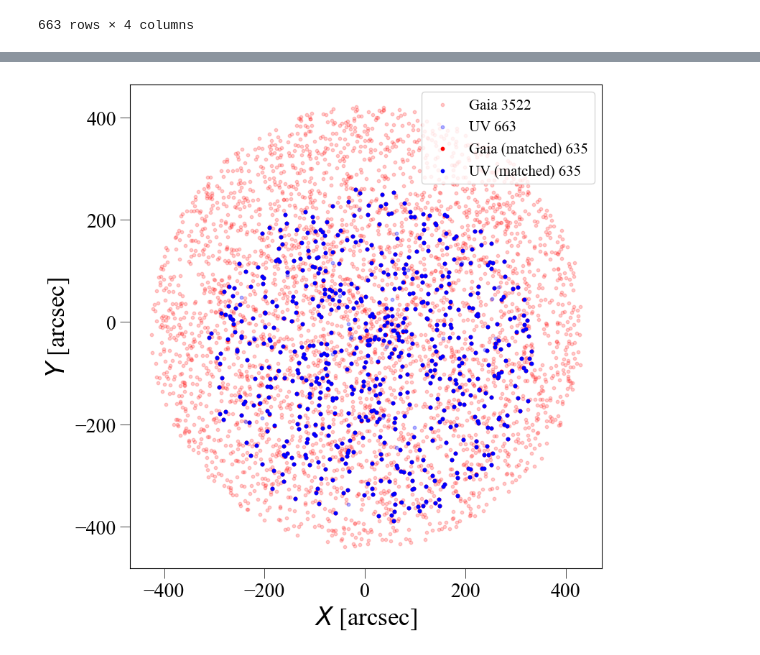
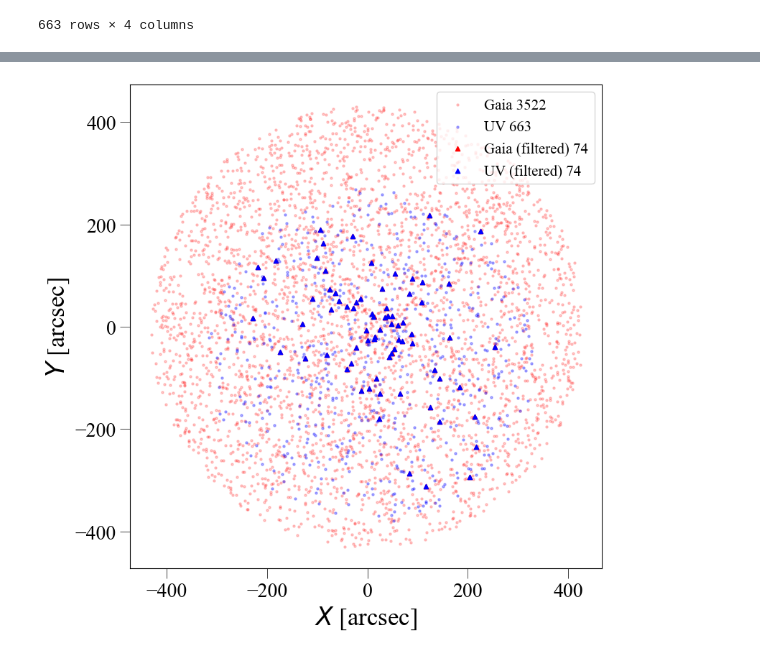
Before and after one commit to PoruchikRzhevsky/Match-pipeline, a Jupyter notebook: matching.ipynb, the cells around one changed output, grey strips where cells are left out. Cells and saved outputs as stored; diff of their text form; code cells hidden in the pictures.

```diff
--- a/matching.ipynb
+++ b/matching.ipynb
@@ -204,5 +240,5 @@ gaia_matched
 # %%
-uv_matched = pd.concat([uv_matched, gaia_matched['source_id']], axis=1)
+uv_matched = pd.concat([uv_matched, gaia_matched['SOURCE_ID']], axis=1)
 
 uv_matched['u-bp'] = uv_matched['u'] - gaia_matched['phot_bp_mean_mag'] # calculating u-bp color
 
@@ -232,4 +259,0 @@ len(members_p)
-# %%
-members_comb = pd.concat([members_m, members_p], ignore_index=True)
-members_comb_filtered = members_comb[members_comb['probability'] >= 0.7]
-members_comb_filtered
@@ -250,5 +260,9 @@ members_comb_filtered
 # %%
-mask = gaia_matched['source_id'].isin(members_comb_filtered['source_id'])
+mask = gaia_matched['SOURCE_ID'].isin(members_comb_filtered['SOURCE_ID'])
 gaia_filtered = gaia_matched[mask]
+
+# mask = gaia['SOURCE_ID'].isin(members_comb_filtered['SOURCE_ID'])
+# gaia_filtered = gaia[mask]
+
 gaia_filtered
 # %% [output]
@@ -268,5 +282,5 @@ gaia_filtered
 # %%
-mask = uv_matched['source_id'].isin(members_comb_filtered['source_id'])
+mask = uv_matched['SOURCE_ID'].isin(members_comb_filtered['SOURCE_ID'])
 uv_filtered = uv_matched[mask]
 
 uv_filtered['u-bp'] = uv_filtered['u'] - gaia_matched['phot_bp_mean_mag'] # calculating u-bp color
@@ -299,30 +346,30 @@ np.savetxt(f'data_saved/{cluster}/uv_filtered.txt', uv_filtered, fmt='%.6f', del
 # %%
 # Plotting X-Y positions of matched stars
 
 plt.rc("font", size=10)
 plt.rcParams["font.family"] = "Times New Roman"
 fig, ax = plt.subplots(figsize=(8, 8))
 
 # ax.title.set_fontsize(15)
 ax.set_xlabel(r"$X$ [arcsec]")
 ax.xaxis.label.set_fontsize(25)
 ax.set_ylabel(r"$Y$ [arcsec]")
 ax.yaxis.label.set_fontsize(25)
 ax.tick_params(axis="both", which="major", length=10, width=0.5, labelsize=20)
 ax.tick_params(axis="both", which="minor", length=5, width=0.5, labelsize=20)
 # plt.xticks(rotation=45)
 plt.tight_layout()
 
-ax.scatter(gaia_cart['x'], gaia_cart['y'], color='red', s=10, label=f'Gaia {len(gaia_cart)}', alpha=0.2)
-ax.scatter(uv_cart['x'], uv_cart['y'], color='blue', s=10, label=f'UV {len(uv_cart)}', alpha=0.3)
+ax.scatter(gaia_cart['x'], gaia_cart['y'], color='red', s=5, label=f'Gaia {len(gaia_cart)}', alpha=0.2)
+ax.scatter(uv_cart['x'], uv_cart['y'], color='blue', s=5, label=f'UV {len(uv_cart)}', alpha=0.3)
 
-ax.scatter(gaia_matched['x'], gaia_matched['y'], color='red', s=10, label=f'Gaia (matched) {len(gaia_matched)}')
-ax.scatter(uv_matched['x'], uv_matched['y'], color='blue', s=10, label=f'UV (matched) {len(uv_matched)}')
+ax.scatter(gaia_filtered['x'], gaia_filtered['y'], color='red', s=20, marker='^', label=f'Gaia (filtered) {len(gaia_filtered)}')
+ax.scatter(uv_filtered['x'], uv_filtered['y'], color='blue', s=20, marker='^', label=f'UV (filtered) {len(uv_filtered)}')
 
 ax.legend(loc='upper right', fontsize=15)
 
 plt.show()
 
 fig.savefig(f'plots/{cluster}/cart_coords_matched.png', bbox_inches='tight')
 # %% [output]
-[figure, old version]
+[figure, new version]
```
Also changed, not shown: parts of 28 cells of this notebook, 34 other files.
